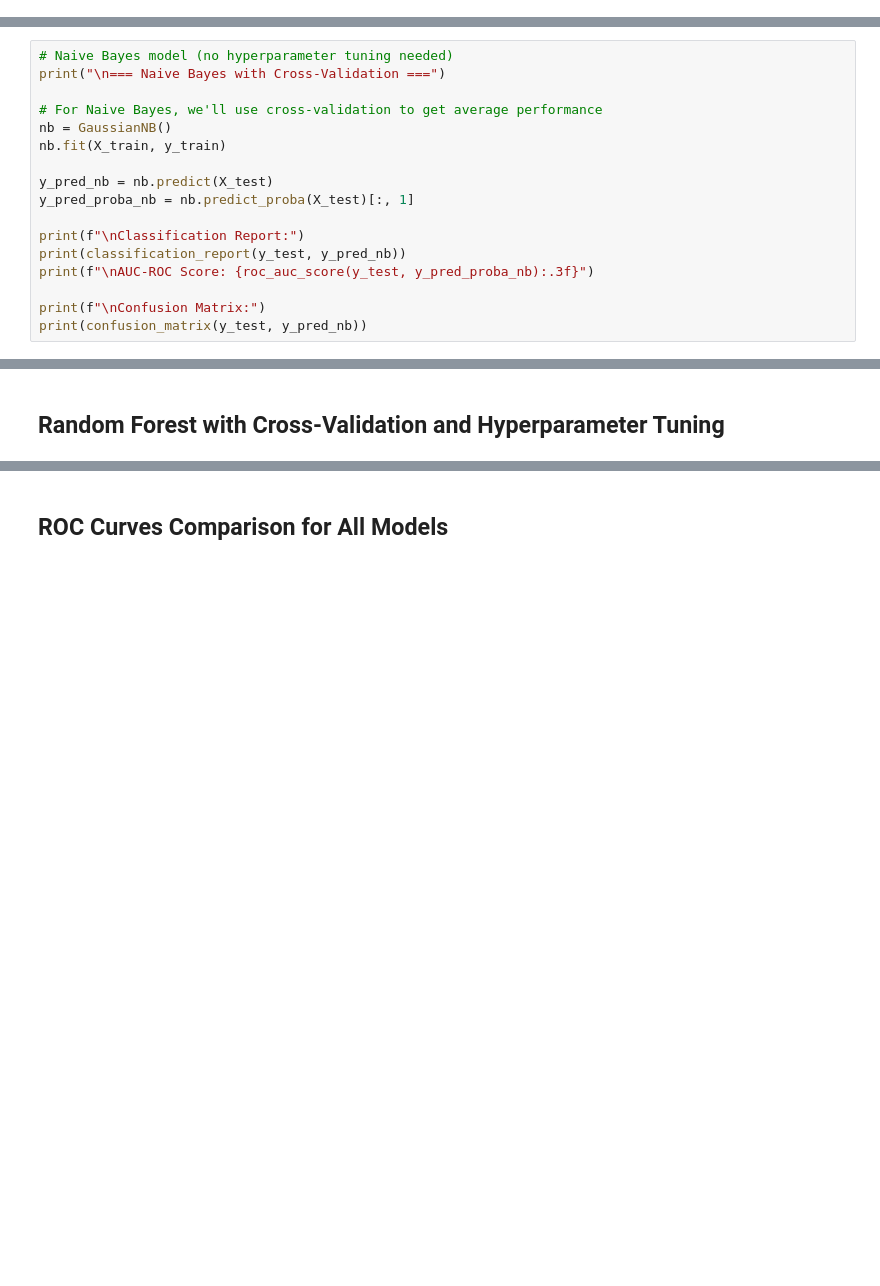
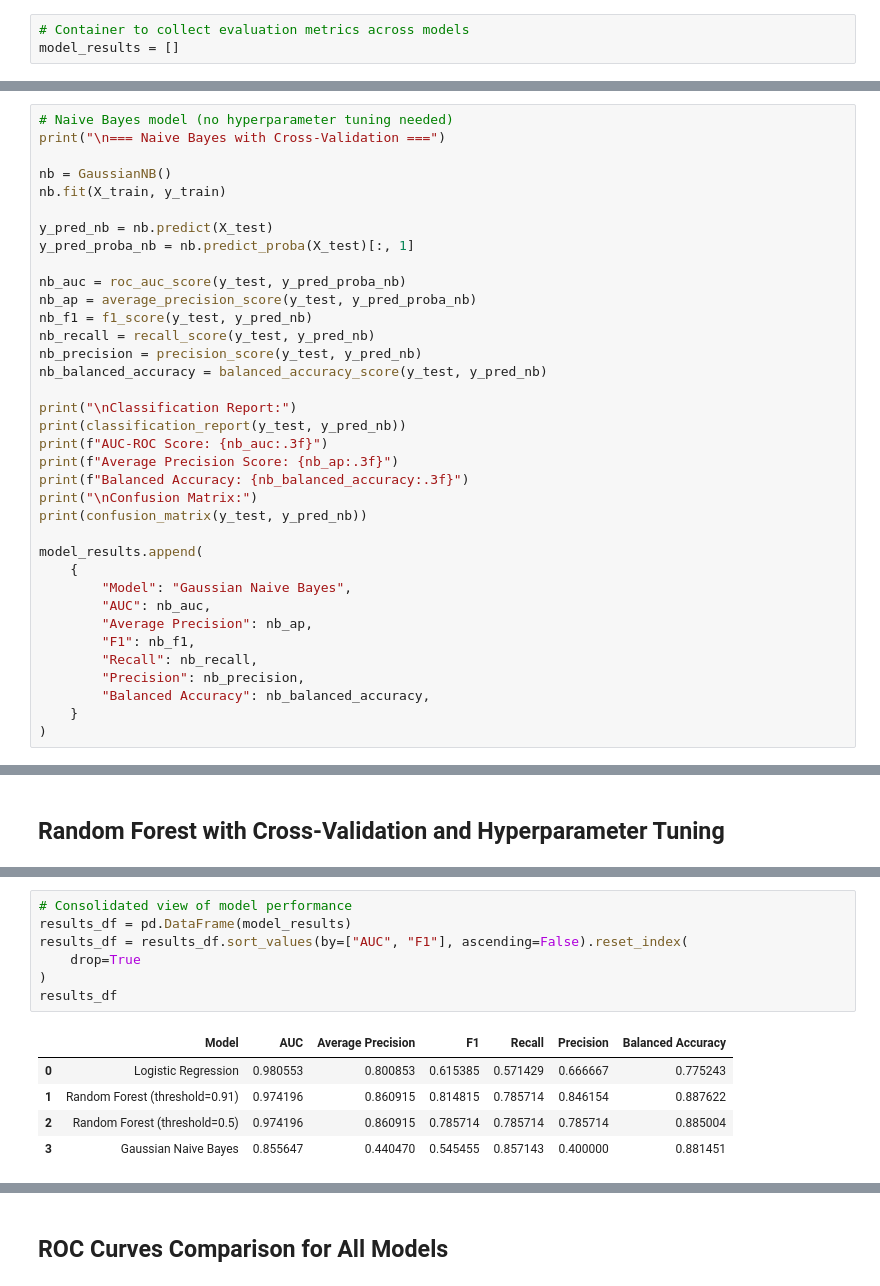
Before and after one commit to shravanasati/unown, a Jupyter notebook: model_training.ipynb, the cells around one changed output, grey strips where cells are left out. Saved outputs shown, nothing was run; the diff lists cells and outputs as text; blank space fills up the shorter version.

```diff
--- a/model_training.ipynb
+++ b/model_training.ipynb
@@ -234,4 +225,7 @@ Features shape: (1025, 16)
 Target distribution - Legendary: 69 (6.73%), Non-Legendary: 956 (93.27%)
+# %%
+# Container to collect evaluation metrics across models
+model_results = []
 # %% [markdown]
 ## Logistic Regression with Cross-Validation and Hyperparameter Tuning
 # %%
@@ -289,19 +322,38 @@ Confusion Matrix:
 # Naive Bayes model (no hyperparameter tuning needed)
 print("\n=== Naive Bayes with Cross-Validation ===")
 
-# For Naive Bayes, we'll use cross-validation to get average performance
 nb = GaussianNB()
 nb.fit(X_train, y_train)
 
 y_pred_nb = nb.predict(X_test)
 y_pred_proba_nb = nb.predict_proba(X_test)[:, 1]
 
-print(f"\nClassification Report:")
+nb_auc = roc_auc_score(y_test, y_pred_proba_nb)
+nb_ap = average_precision_score(y_test, y_pred_proba_nb)
+nb_f1 = f1_score(y_test, y_pred_nb)
+nb_recall = recall_score(y_test, y_pred_nb)
+nb_precision = precision_score(y_test, y_pred_nb)
+nb_balanced_accuracy = balanced_accuracy_score(y_test, y_pred_nb)
+
+print("\nClassification Report:")
 print(classification_report(y_test, y_pred_nb))
-print(f"\nAUC-ROC Score: {roc_auc_score(y_test, y_pred_proba_nb):.3f}")
+print(f"AUC-ROC Score: {nb_auc:.3f}")
+print(f"Average Precision Score: {nb_ap:.3f}")
+print(f"Balanced Accuracy: {nb_balanced_accuracy:.3f}")
+print("\nConfusion Matrix:")
+print(confusion_matrix(y_test, y_pred_nb))
 
-print(f"\nConfusion Matrix:")
-print(confusion_matrix(y_test, y_pred_nb))
+model_results.append(
+    {
+        "Model": "Gaussian Naive Bayes",
+        "AUC": nb_auc,
+        "Average Precision": nb_ap,
+        "F1": nb_f1,
+        "Recall": nb_recall,
+        "Precision": nb_precision,
+        "Balanced Accuracy": nb_balanced_accuracy,
+    }
+)
 # %% [output]
 === Naive Bayes with Cross-Validation ===
 
@@ -402,0 +522,13 @@ Feature columns saved to feature_columns.joblib
+# %%
+# Consolidated view of model performance
+results_df = pd.DataFrame(model_results)
+results_df = results_df.sort_values(by=["AUC", "F1"], ascending=False).reset_index(
+    drop=True
+)
+results_df
+# %% [output]
+|  | Model | AUC | Average Precision | F1 | Recall | Precision | Balanced Accuracy |
+| 0 | Logistic Regression | 0.980553 | 0.800853 | 0.615385 | 0.571429 | 0.666667 | 0.775243 |
+| 1 | Random Forest (threshold=0.91) | 0.974196 | 0.860915 | 0.814815 | 0.785714 | 0.846154 | 0.887622 |
+| 2 | Random Forest (threshold=0.5) | 0.974196 | 0.860915 | 0.785714 | 0.785714 | 0.785714 | 0.885004 |
+| 3 | Gaussian Naive Bayes | 0.855647 | 0.440470 | 0.545455 | 0.857143 | 0.400000 | 0.881451 |
```
Also changed, not shown: parts of 13 cells of this notebook, 5 other files.
